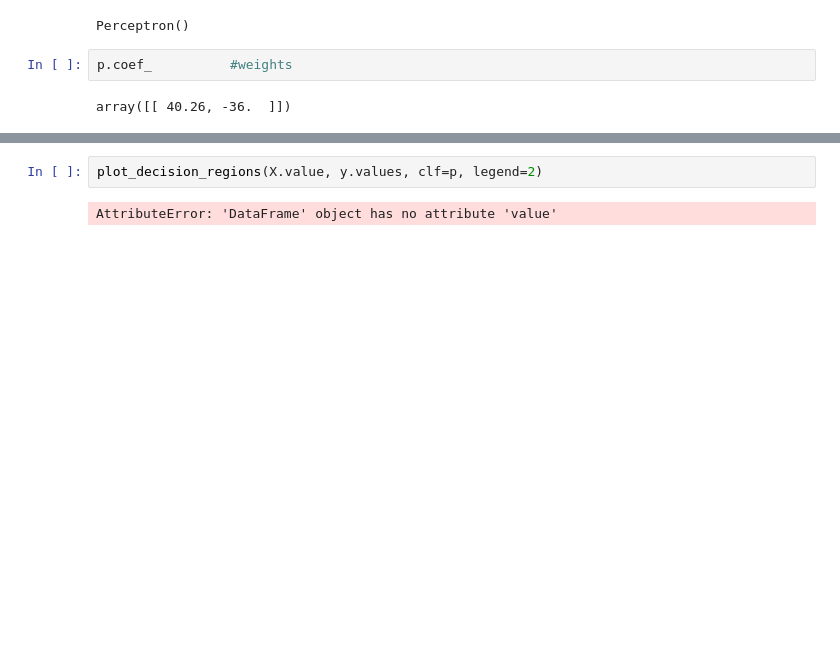
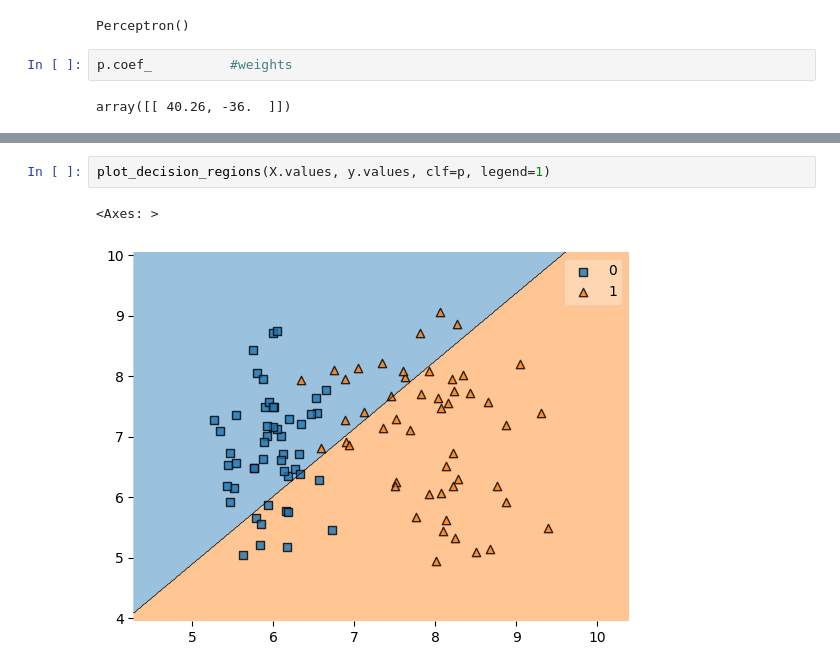
Before and after one commit to Saksham-coder293/Deep-learning-Algorithm-coding-, a Jupyter notebook: perceptron.ipynb, the cells around one changed output, grey strips where cells are left out. Cells and saved outputs as stored; diff of their text form; blank space fills up the shorter version.

```diff
--- a/perceptron.ipynb
+++ b/perceptron.ipynb
@@ -72,6 +72,7 @@ p.intercept_.  #bias
 # %% [output]
 array([-25.])
 # %%
-plot_decision_regions(X.value, y.values, clf=p, legend=2)
+plot_decision_regions(X.values, y.values, clf=p, legend=1)
 # %% [output]
-AttributeError: 'DataFrame' object has no attribute 'value'
+<Axes: >
+[figure, added]
```
Also changed, not shown: parts of 1 cell of this notebook.
